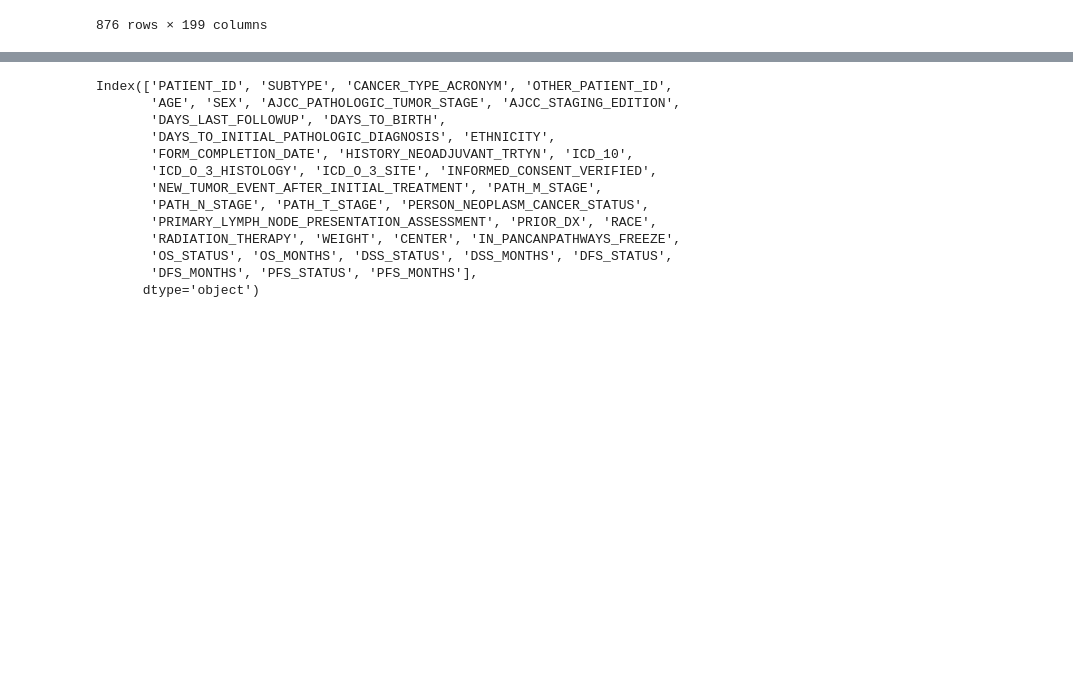
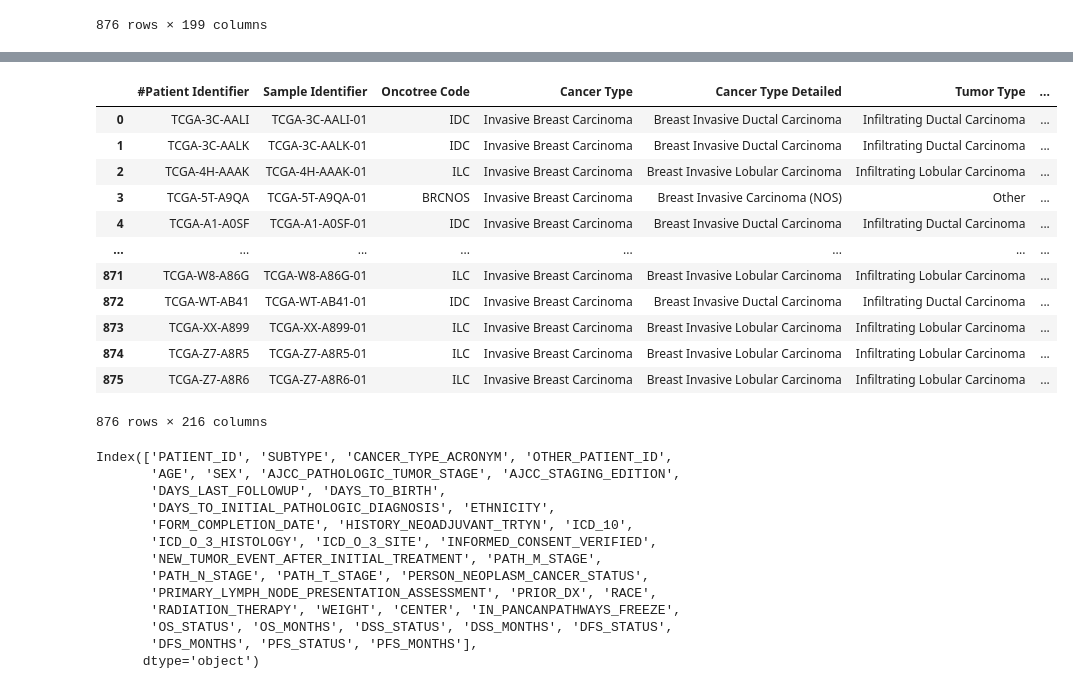
Before and after one commit to walleser/brca_tcga, a Jupyter notebook: read_data.ipynb, the cells around one changed output, grey strips where cells are left out. Drawn from its saved outputs; the diff is of its cells as text; code cells hidden in the pictures; blank space fills up the shorter version.

```diff
--- a/read_data.ipynb
+++ b/read_data.ipynb
@@ -30,5 +49,26 @@ rppa
 # %%
 filename_ptdata = "data_clinical_patient.txt"
+filename_ptsample = 'data_clinical_sample.txt'
+# %%
+pt_data_sample = pd.read_csv(directory+filename_ptsample, sep='\t')
+# %%
+data = pd.merge(pt_data_sample,rppa, left_on= 'Sample Identifier', right_on='Composite.Element.REF')
+# %%
+data
+# %% [output]
+|  | #Patient Identifier | Sample Identifier | Oncotree Code | Cancer Type | Cancer Type Detailed | Tumor Type | ... |
+| 0 | TCGA-3C-AALI | TCGA-3C-AALI-01 | IDC | Invasive Breast Carcinoma | Breast Invasive Ductal Carcinoma | Infiltrating Ductal Carcinoma | ... |
+| 1 | TCGA-3C-AALK | TCGA-3C-AALK-01 | IDC | Invasive Breast Carcinoma | Breast Invasive Ductal Carcinoma | Infiltrating Ductal Carcinoma | ... |
+| 2 | TCGA-4H-AAAK | TCGA-4H-AAAK-01 | ILC | Invasive Breast Carcinoma | Breast Invasive Lobular Carcinoma | Infiltrating Lobular Carcinoma | ... |
+| 3 | TCGA-5T-A9QA | TCGA-5T-A9QA-01 | BRCNOS | Invasive Breast Carcinoma | Breast Invasive Carcinoma (NOS) | Other | ... |
+| 4 | TCGA-A1-A0SF | TCGA-A1-A0SF-01 | IDC | Invasive Breast Carcinoma | Breast Invasive Ductal Carcinoma | Infiltrating Ductal Carcinoma | ... |
+| ... | ... | ... | ... | ... | ... | ... | ... |
+| 871 | TCGA-W8-A86G | TCGA-W8-A86G-01 | ILC | Invasive Breast Carcinoma | Breast Invasive Lobular Carcinoma | Infiltrating Lobular Carcinoma | ... |
+| 872 | TCGA-WT-AB41 | TCGA-WT-AB41-01 | IDC | Invasive Breast Carcinoma | Breast Invasive Ductal Carcinoma | Infiltrating Ductal Carcinoma | ... |
+| 873 | TCGA-XX-A899 | TCGA-XX-A899-01 | ILC | Invasive Breast Carcinoma | Breast Invasive Lobular Carcinoma | Infiltrating Lobular Carcinoma | ... |
+| 874 | TCGA-Z7-A8R5 | TCGA-Z7-A8R5-01 | ILC | Invasive Breast Carcinoma | Breast Invasive Lobular Carcinoma | Infiltrating Lobular Carcinoma | ... |
+| 875 | TCGA-Z7-A8R6 | TCGA-Z7-A8R6-01 | ILC | Invasive Breast Carcinoma | Breast Invasive Lobular Carcinoma | Infiltrating Lobular Carcinoma | ... |
+876 rows × 216 columns
 # %%
 pt_data = pd.read_csv(directory+filename_ptdata, sep='\t',header = 4)
 print(pt_data.columns)
```
Also changed, not shown: parts of 13 cells of this notebook.
